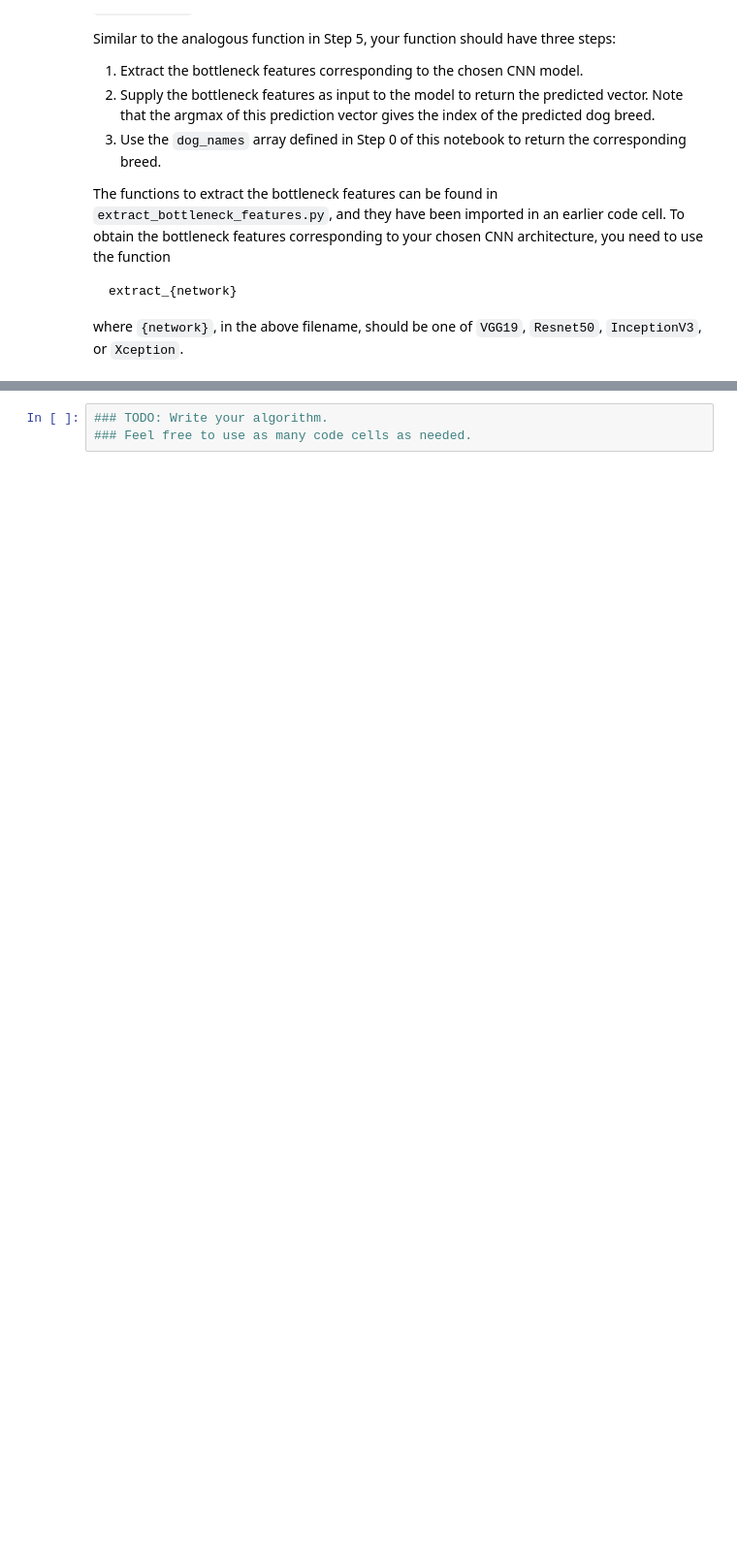
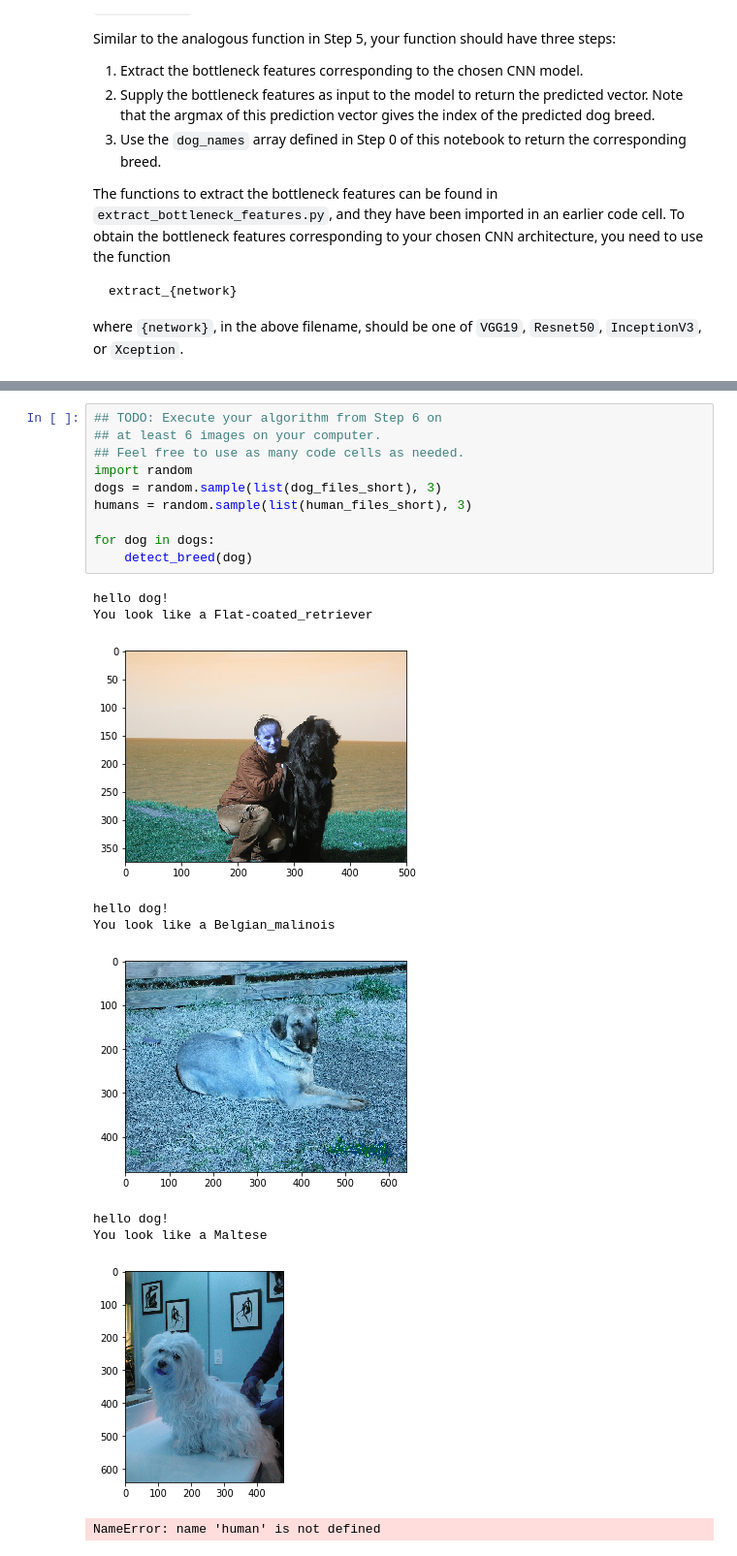
Before and after one commit to vivekg342/dog-project, a Jupyter notebook: dog_app.ipynb, the cells around one changed output, grey strips where cells are left out. Shown at 97% size. Saved outputs shown, nothing was run; the diff lists cells and outputs as text; blank space fills up the shorter version.

```diff
--- a/dog_app.ipynb
+++ b/dog_app.ipynb
@@ -640,3 +750,21 @@ Some sample output for our algorithm is provided below, but feel free to design
 # %%
-### TODO: Write your algorithm.
-### Feel free to use as many code cells as needed.
+## TODO: Execute your algorithm from Step 6 on
+## at least 6 images on your computer.
+## Feel free to use as many code cells as needed.
+import random
+dogs = random.sample(list(dog_files_short), 3)
+humans = random.sample(list(human_files_short), 3)
+
+for dog in dogs:
+    detect_breed(dog)
+# %% [output]
+hello dog!
+You look like a Flat-coated_retriever
+[figure, added]
+hello dog!
+You look like a Belgian_malinois
+[figure, added]
+hello dog!
+You look like a Maltese
+[figure, added]
+NameError: name 'human' is not defined
```
Also changed, not shown: parts of 23 cells of this notebook, 2 other files.
